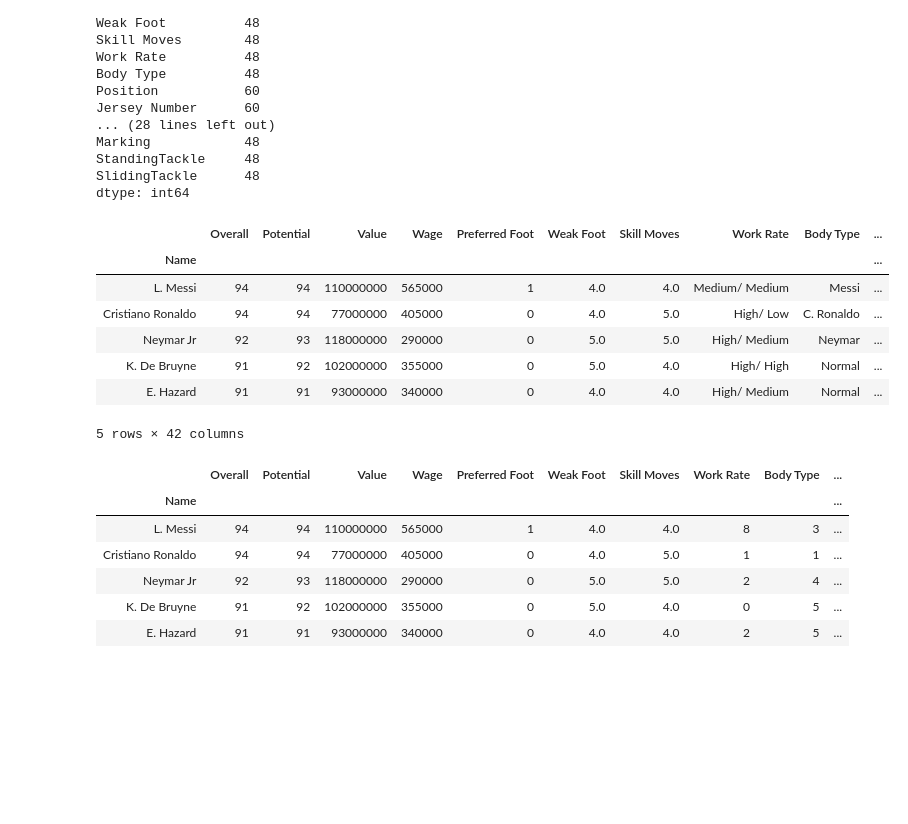
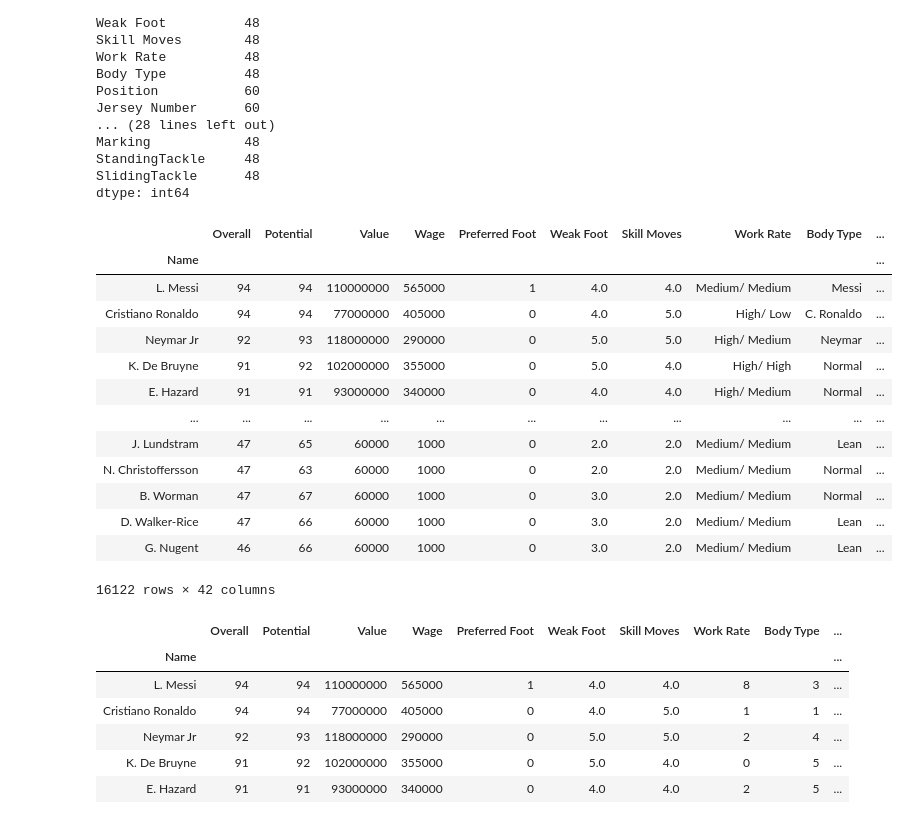
Before and after one commit to StanEveleens/MLNew, a Jupyter notebook: MachineLearning New/Stan2.ipynb, the cells around one changed output. Drawn from its saved outputs; the diff is of its cells as text; code cells hidden in the pictures; blank space fills up the shorter version.

```diff
--- a/MachineLearning New/Stan2.ipynb
+++ b/MachineLearning New/Stan2.ipynb
@@ -164,16 +174,22 @@ for i in ['CB', 'LB', 'LCB', 'LWB', 'RB', 'RCB', 'RWB']:
 Fifa = Fifa.loc[Fifa['Position'] != 'GK', :]
 # %%
 #Checking Dataframe
-Fifa.head(5)
+Fifa
 # %% [output]
 |  | Overall | Potential | Value | Wage | Preferred Foot | Weak Foot | Skill Moves | Work Rate | Body Type | ... |
 | Name |  |  |  |  |  |  |  |  |  | ... |
 | L. Messi | 94 | 94 | 110000000 | 565000 | 1 | 4.0 | 4.0 | Medium/ Medium | Messi | ... |
 | Cristiano Ronaldo | 94 | 94 | 77000000 | 405000 | 0 | 4.0 | 5.0 | High/ Low | C. Ronaldo | ... |
 | Neymar Jr | 92 | 93 | 118000000 | 290000 | 0 | 5.0 | 5.0 | High/ Medium | Neymar | ... |
 | K. De Bruyne | 91 | 92 | 102000000 | 355000 | 0 | 5.0 | 4.0 | High/ High | Normal | ... |
 | E. Hazard | 91 | 91 | 93000000 | 340000 | 0 | 4.0 | 4.0 | High/ Medium | Normal | ... |
+| ... | ... | ... | ... | ... | ... | ... | ... | ... | ... | ... |
+| J. Lundstram | 47 | 65 | 60000 | 1000 | 0 | 2.0 | 2.0 | Medium/ Medium | Lean | ... |
+| N. Christoffersson | 47 | 63 | 60000 | 1000 | 0 | 2.0 | 2.0 | Medium/ Medium | Normal | ... |
+| B. Worman | 47 | 67 | 60000 | 1000 | 0 | 3.0 | 2.0 | Medium/ Medium | Normal | ... |
+| D. Walker-Rice | 47 | 66 | 60000 | 1000 | 0 | 3.0 | 2.0 | Medium/ Medium | Lean | ... |
+| G. Nugent | 46 | 66 | 60000 | 1000 | 0 | 3.0 | 2.0 | Medium/ Medium | Lean | ... |
-5 rows × 42 columns
+16122 rows × 42 columns
 # %%
 #Label encoder for Work Rate and Position
 le = preprocessing.LabelEncoder()
```
Also changed, not shown: parts of 45 cells of this notebook.
